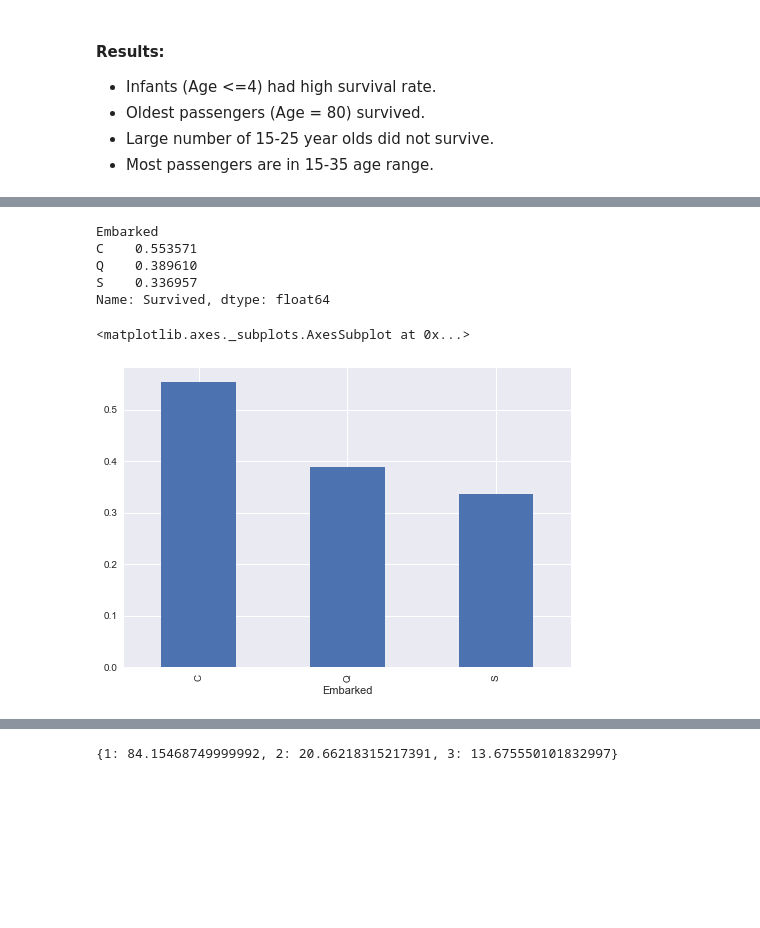
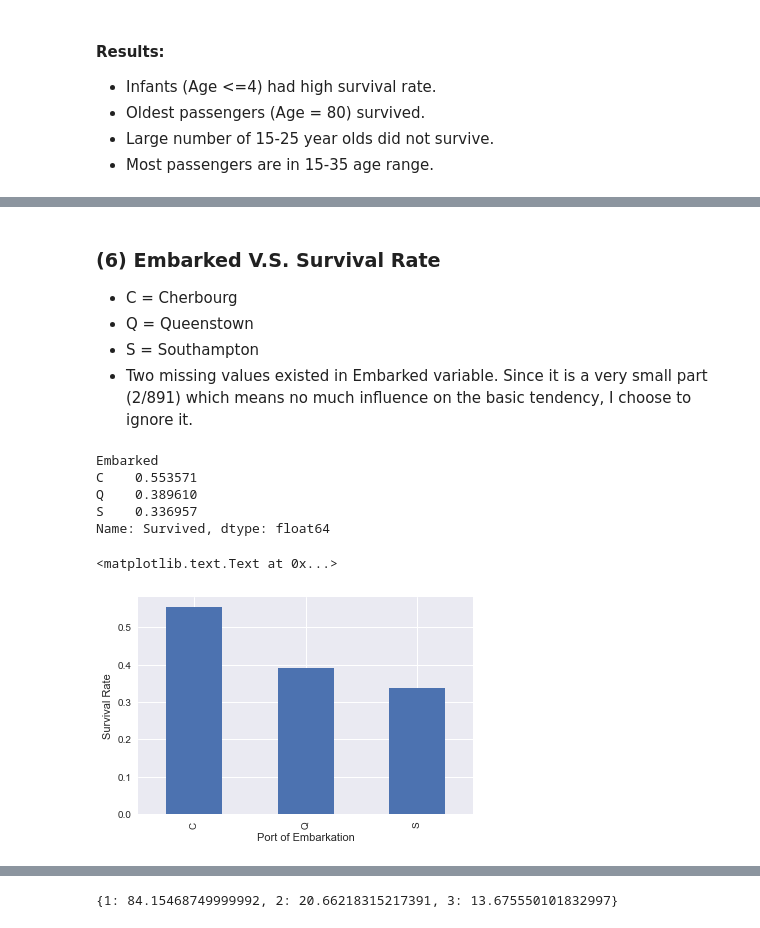
Before and after one commit to freena22/Data-Analysis-Projects, a Jupyter notebook: 01Kaggle_Titanic_Survival.ipynb, the cells around one changed output, grey strips where cells are left out. Cells and saved outputs as stored; diff of their text form; code cells hidden in the pictures; blank space fills up the shorter version.

Commit message:
complete first 3 parts, left last one

```diff
--- a/01Kaggle_Titanic_Survival.ipynb
+++ b/01Kaggle_Titanic_Survival.ipynb
@@ -307,12 +343,20 @@ Name: Survived, dtype: float64
+# %% [markdown]
+### (6) Embarked V.S. Survival Rate
+- C = Cherbourg
+- Q = Queenstown
+- S = Southampton
+- Two missing values existed in Embarked variable. Since it is a very small part (2/891) which means no much influence on the basic tendency, I choose to ignore it.
 # %%
 Embarked_Survived_rate = survived_rate('Embarked')
 print(Embarked_Survived_rate)
 Embarked_Survived_rate.plot(kind='bar')
+plt.xlabel('Port of Embarkation')
+plt.ylabel('Survival Rate')
 # %% [output]
 Embarked
 C    0.553571
 Q    0.389610
 S    0.336957
 Name: Survived, dtype: float64
-<matplotlib.axes._subplots.AxesSubplot at 0x...>
+<matplotlib.text.Text at 0x...>
-[figure, old version]
+[figure, new version]
```
Also changed, not shown: parts of 19 cells of this notebook.
